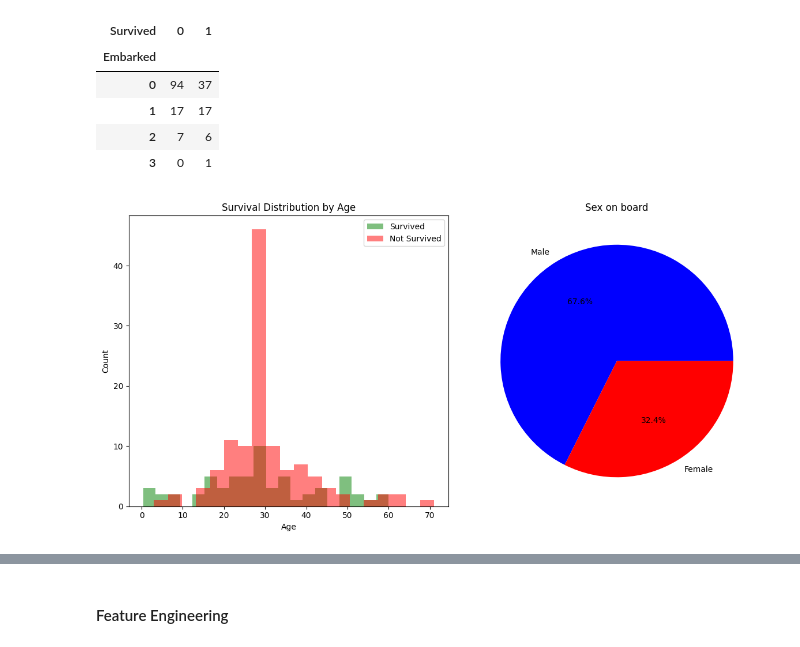
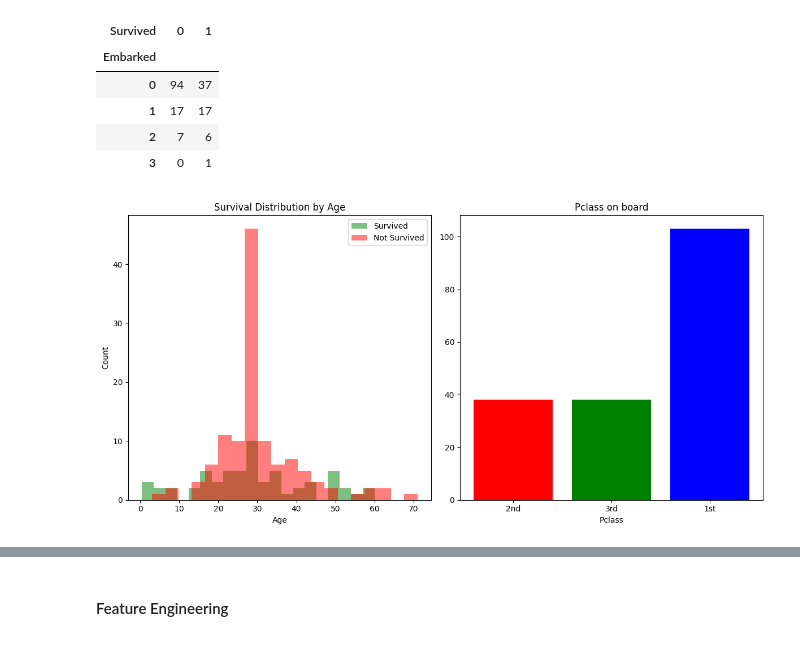
Before and after one commit to OrenIlu/Assignment2_supervised_learning_flow_TITANIC, a Jupyter notebook: Assignment2_supervised_learning_flow.ipynb, the cells around one changed output, grey strips where cells are left out. Saved outputs shown, nothing was run; the diff lists cells and outputs as text; code cells hidden in the pictures.

```diff
--- a/Assignment2_supervised_learning_flow.ipynb
+++ b/Assignment2_supervised_learning_flow.ipynb
@@ -69,26 +89,31 @@ pd.crosstab(test_df['Embarked'],test_df['Survived'])
 | 2 | 7 | 6 |
 | 3 | 0 | 1 |
 # %%
+import matplotlib.pyplot as plt
+
 # Extract rows into two sets where column "Survived" is 1 (survived) and 0 (not survived)
 survived_data = test_df[test_df['Survived'] == 1]
 not_survived_data = test_df[test_df['Survived'] == 0]
 
 fig, axes = plt.subplots(1, 2, figsize=(12, 6))
 
 # Add first plot of the survival distribution by age
 axes[0].hist(survived_data['Age'], bins=20, color='green', alpha=0.5, label='Survived')
 axes[0].hist(not_survived_data['Age'], bins=20, color='red', alpha=0.5, label='Not Survived')
 axes[0].set_xlabel('Age')
 axes[0].set_ylabel('Count')
 axes[0].set_title('Survival Distribution by Age')
 axes[0].legend()
 
-# Adding another plot for Sex on board
-survival_counts = test_df['Sex'].value_counts()
-axes[1].pie(survival_counts, labels=['Male', 'Female'], autopct='%1.1f%%', colors=['blue', 'red'])
-axes[1].set_title('Sex on board')
+# Add another plot for Pclass on board as a bar plot
+survival_counts = test_df['Pclass'].value_counts()
+axes[1].bar(survival_counts.index, survival_counts.values, color=['blue', 'red', 'green'])
+axes[1].set_title('Pclass on board')
+axes[1].set_xlabel('Pclass')
+axes[1].set_xticks(survival_counts.index)
+axes[1].set_xticklabels(['1st', '2nd', '3rd'])
 
 plt.tight_layout()
 plt.show()
 # %% [output]
-[figure, old version]
+[figure, new version]
```
Also changed, not shown: parts of 8 cells of this notebook.
